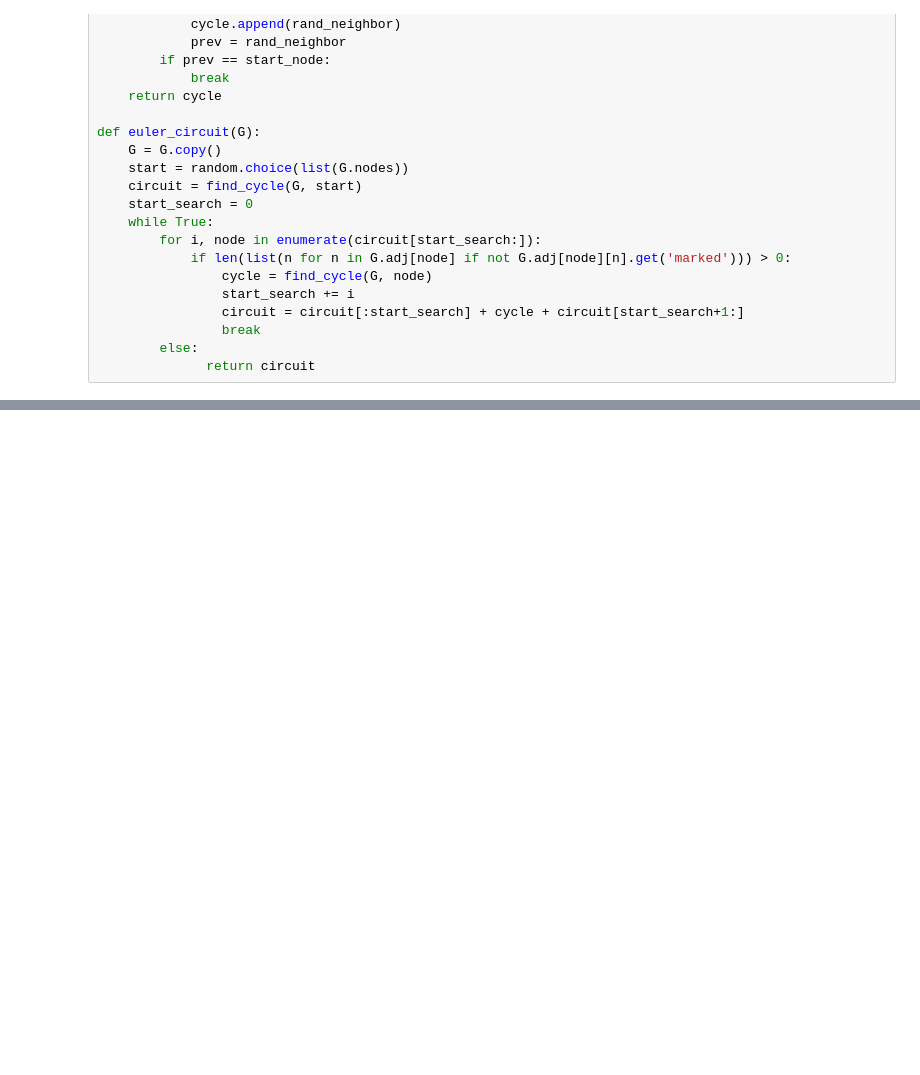
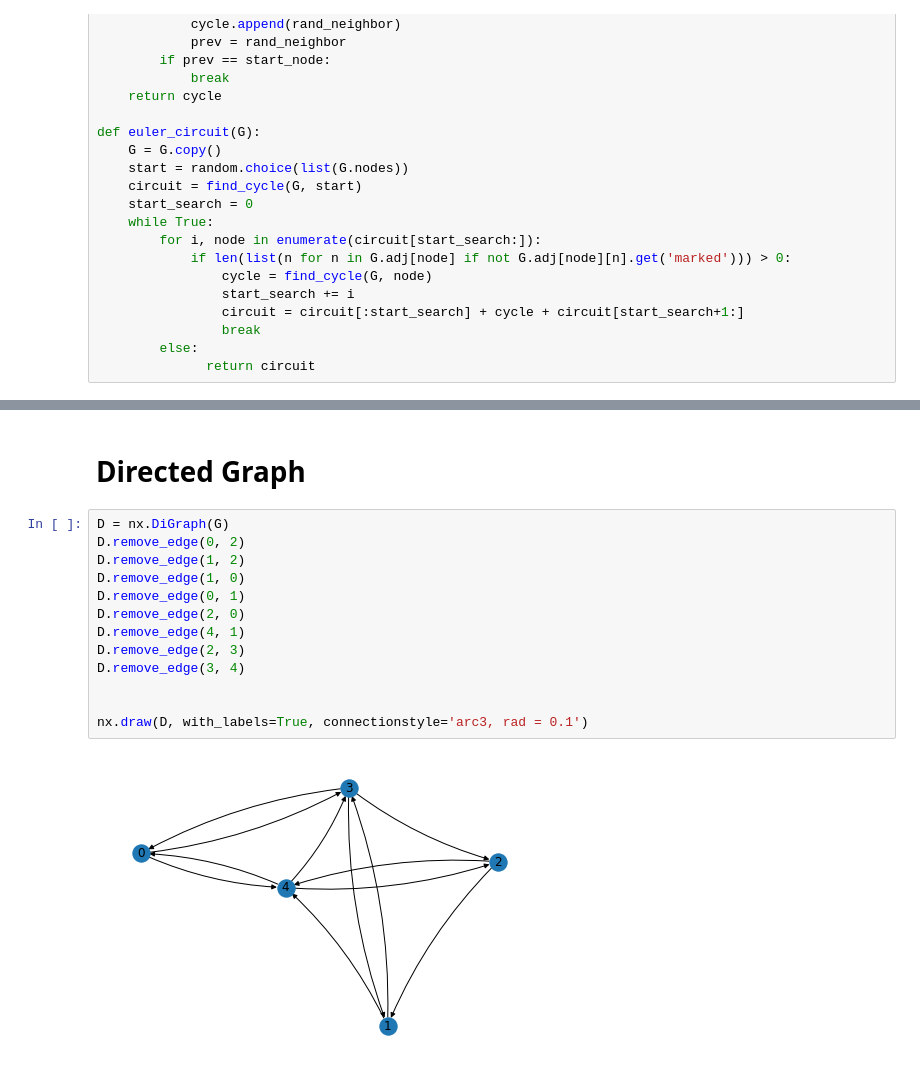
Before and after one commit to eytanohana/Graph-Algorithms, a Jupyter notebook: Euler-Circuits.ipynb, the cells around one changed output, grey strips where cells are left out. Cells and saved outputs as stored; diff of their text form; blank space fills up the shorter version.

```diff
--- a/Euler-Circuits.ipynb
+++ b/Euler-Circuits.ipynb
@@ -75,2 +77,19 @@ animate_euler(G, circuit)
 [interactive output not drawn]
 <Figure size 432x288 with 0 Axes>
+# %% [markdown]
+# Directed Graph
+# %%
+D = nx.DiGraph(G)
+D.remove_edge(0, 2)
+D.remove_edge(1, 2)
+D.remove_edge(1, 0)
+D.remove_edge(0, 1)
+D.remove_edge(2, 0)
+D.remove_edge(4, 1)
+D.remove_edge(2, 3)
+D.remove_edge(3, 4)
+
+
+nx.draw(D, with_labels=True, connectionstyle='arc3, rad = 0.1')
+# %% [output]
+[figure, added]
```
Also changed, not shown: parts of 5 cells of this notebook.
